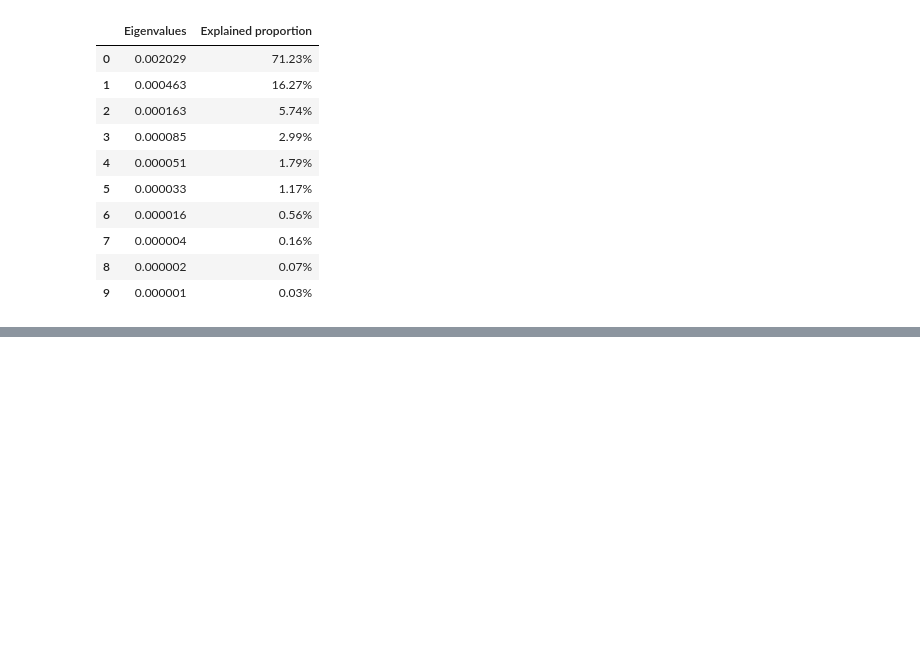
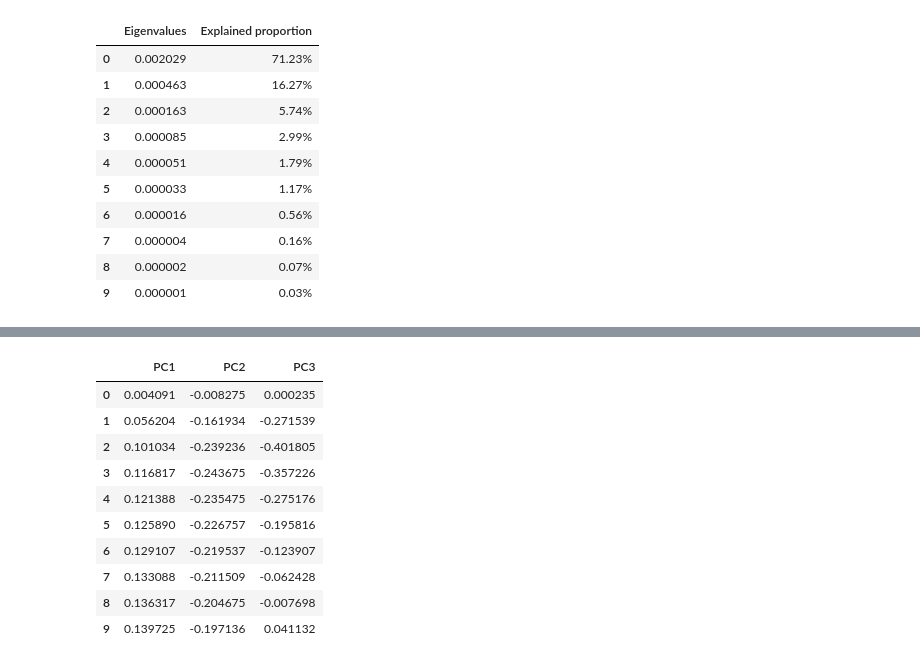
Before and after one commit to JoaoJungblut/QuantFinanceTraining, a Jupyter notebook: PythonLabs/pythonlab19.ipynb, the cells around one changed output, grey strips where cells are left out. Drawn from its saved outputs; the diff is of its cells as text; code cells hidden in the pictures; blank space fills up the shorter version.

```diff
--- a/PythonLabs/pythonlab19.ipynb
+++ b/PythonLabs/pythonlab19.ipynb
@@ -136,0 +135,16 @@ df_eigval.style.format({'Explained proportion': '{:.2%}'})
+# %%
+# Subsume first 3 components into a dataframe
+pcadf = pd.DataFrame(eigenvectors[:, 0:3], columns=['PC1', 'PC2', 'PC3'])
+pcadf[:10]
+# %% [output]
+|  | PC1 | PC2 | PC3 |
+| 0 | 0.004091 | -0.008275 | 0.000235 |
+| 1 | 0.056204 | -0.161934 | -0.271539 |
+| 2 | 0.101034 | -0.239236 | -0.401805 |
+| 3 | 0.116817 | -0.243675 | -0.357226 |
+| 4 | 0.121388 | -0.235475 | -0.275176 |
+| 5 | 0.125890 | -0.226757 | -0.195816 |
+| 6 | 0.129107 | -0.219537 | -0.123907 |
+| 7 | 0.133088 | -0.211509 | -0.062428 |
+| 8 | 0.136317 | -0.204675 | -0.007698 |
+| 9 | 0.139725 | -0.197136 | 0.041132 |
```
Also changed, not shown: parts of 3 cells of this notebook.
